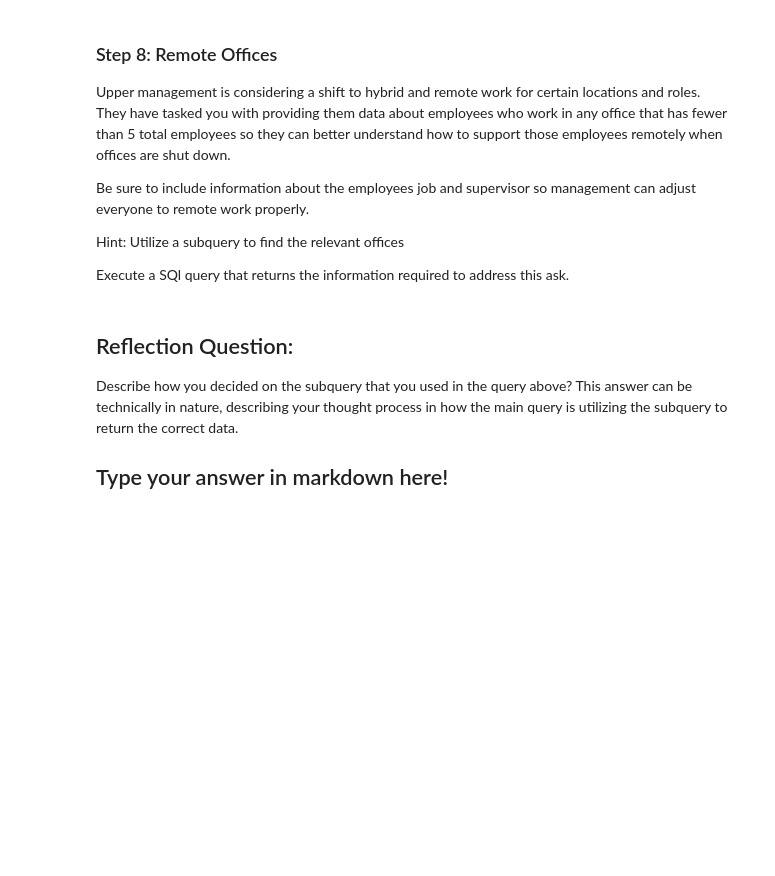
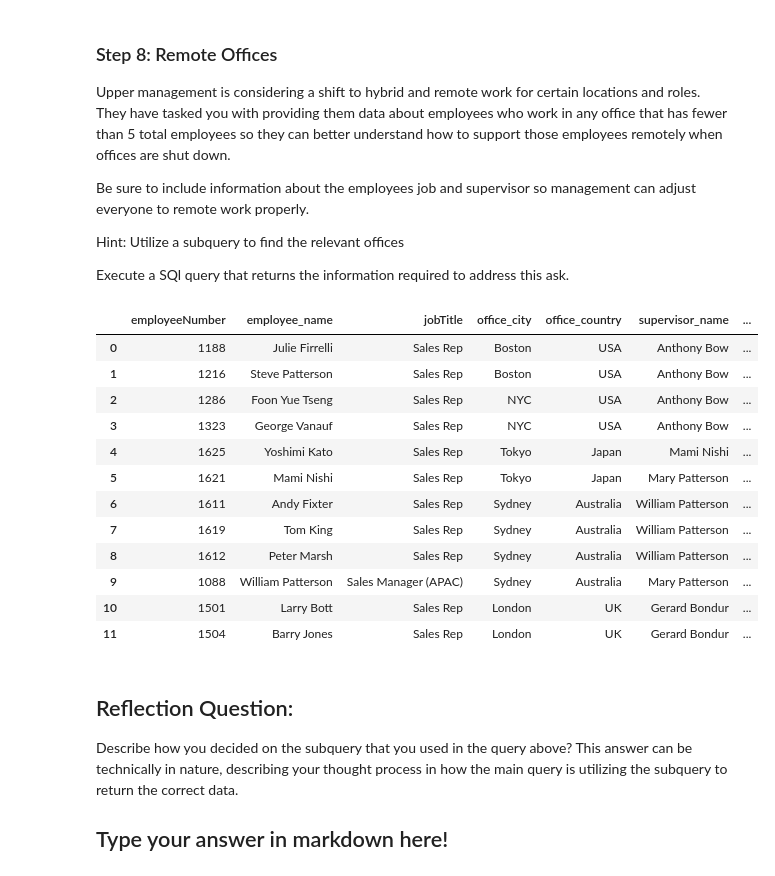
Before and after one commit to drivernf/dsc-sql-summative-lab, a Jupyter notebook: SQLSummativeLab.ipynb, the cells around one changed output. Saved outputs shown, nothing was run; the diff lists cells and outputs as text; code cells hidden in the pictures; blank space fills up the shorter version.

Commit message:
Remote office employees

```diff
--- a/SQLSummativeLab.ipynb
+++ b/SQLSummativeLab.ipynb
@@ -363,3 +360,42 @@ None
+# %%
+# Replace None with your code
+remote_office_employees = pd.read_sql_query("""
+    SELECT e.employeeNumber,
+           e.firstName || ' ' || e.lastName AS employee_name,
+           e.jobTitle,
+           o.city AS office_city,
+           o.country AS office_country,
+           m.firstName || ' ' || m.lastName AS supervisor_name,
+           m.jobTitle AS supervisor_job_title
+    FROM employees e
+    JOIN offices o
+        ON e.officeCode = o.officeCode
+    LEFT JOIN employees m
+        ON e.reportsTo = m.employeeNumber
+    WHERE e.officeCode IN (
+        SELECT officeCode
+        FROM employees
+        GROUP BY officeCode
+        HAVING COUNT(*) < 5
+    )
+    ORDER BY e.officeCode, e.lastName, e.firstName
+""", conn)
+
+remote_office_employees
+# %% [output]
+|  | employeeNumber | employee_name | jobTitle | office_city | office_country | supervisor_name | ... |
+| 0 | 1188 | Julie Firrelli | Sales Rep | Boston | USA | Anthony Bow | ... |
+| 1 | 1216 | Steve Patterson | Sales Rep | Boston | USA | Anthony Bow | ... |
+| 2 | 1286 | Foon Yue Tseng | Sales Rep | NYC | USA | Anthony Bow | ... |
+| 3 | 1323 | George Vanauf | Sales Rep | NYC | USA | Anthony Bow | ... |
+| 4 | 1625 | Yoshimi Kato | Sales Rep | Tokyo | Japan | Mami Nishi | ... |
+| 5 | 1621 | Mami Nishi | Sales Rep | Tokyo | Japan | Mary Patterson | ... |
+| 6 | 1611 | Andy Fixter | Sales Rep | Sydney | Australia | William Patterson | ... |
+| 7 | 1619 | Tom King | Sales Rep | Sydney | Australia | William Patterson | ... |
+| 8 | 1612 | Peter Marsh | Sales Rep | Sydney | Australia | William Patterson | ... |
+| 9 | 1088 | William Patterson | Sales Manager (APAC) | Sydney | Australia | Mary Patterson | ... |
+| 10 | 1501 | Larry Bott | Sales Rep | London | UK | Gerard Bondur | ... |
+| 11 | 1504 | Barry Jones | Sales Rep | London | UK | Gerard Bondur | ... |
 # %% [markdown]
 ## Reflection Question:
 
```
Also changed, not shown: parts of 1 cell of this notebook.
